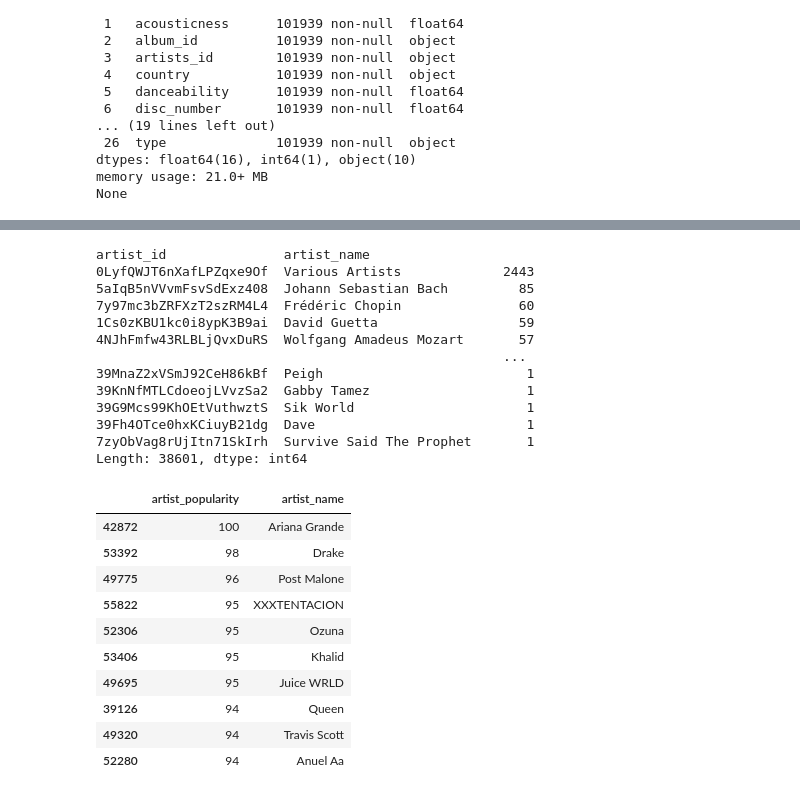
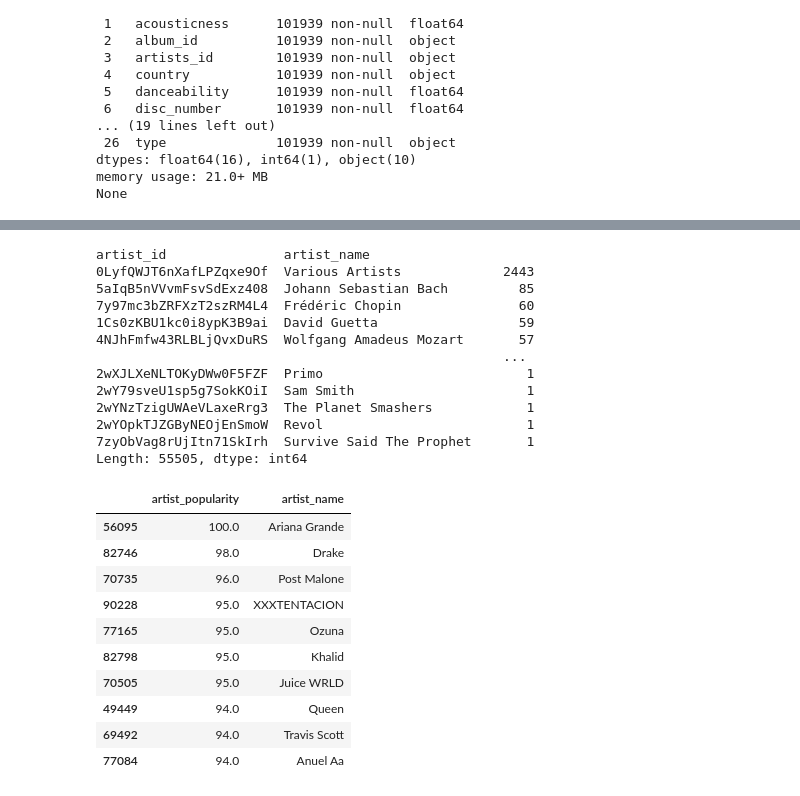
Before and after one commit to Reed-Carter/Pandas-Code_Review, a Jupyter notebook: practice.ipynb, the cells around one changed output, grey strips where cells are left out. Saved outputs shown, nothing was run; the diff lists cells and outputs as text; code cells hidden in the pictures.

```diff
--- a/practice.ipynb
+++ b/practice.ipynb
@@ -193,15 +193,15 @@ None
 # %%
 #Join artists and albums on the artist ID
 
-artists_with_albums = pd.merge(artists, album, left_on='artist_id', right_on='artist_id')
+artists_with_albums = pd.merge(artists, album, on='artist_id', how='outer')
 print(artists_with_albums.shape)
 print(artists_with_albums.head())
 
 #join albums and tracks on the album_ID
-albums_with_tracks = pd.merge(album, tracks, left_on='album_id', right_on='album_id')
+albums_with_tracks = pd.merge(album, tracks, on='album_id', how='outer')
 print(albums_with_tracks.shape)
 albums_with_tracks.head()
 
 print(albums_with_tracks.info())
-print(artists_with_albums.info())
+artists_with_albums.head()
 # %% [output]
@@ -225,32 +231,34 @@ None
 # %%
 #Which artists appear the most times in the Artists data?
 print(artists_with_albums[["artist_id", 'artist_name']].value_counts(ascending=False)) #various artists appear the most. Johann Sebastion Bach is the individual artist that appears the most.
 
 #Which artists have the highest 'artist_popularity' rankings? (list the top ten in descending order)
-artists.drop_duplicates(subset='artist_name', inplace=True)
-artists[['artist_popularity', 'artist_name']].sort_values(by='artist_popularity', ascending=False).head(10)
+# artists.drop_duplicates(subset='artist_name', inplace=True)
+# artists[['artist_popularity', 'artist_name']].sort_values(by='artist_popularity', ascending=False).head(10)
+artists_with_albums.drop_duplicates(subset='artist_name', inplace=True)
+artists_with_albums[['artist_popularity', 'artist_name']].sort_values(by='artist_popularity', ascending=False).head(10)
 # %% [output]
 artist_id               artist_name
 0LyfQWJT6nXafLPZqxe9Of  Various Artists             2443
 5aIqB5nVVvmFsvSdExz408  Johann Sebastian Bach         85
 7y97mc3bZRFXzT2szRM4L4  Frédéric Chopin               60
 1Cs0zKBU1kc0i8ypK3B9ai  David Guetta                  59
 4NJhFmfw43RLBLjQvxDuRS  Wolfgang Amadeus Mozart       57
                                                     ...
-39MnaZ2xVSmJ92CeH86kBf  Peigh                          1
-39KnNfMTLCdoeojLVvzSa2  Gabby Tamez                    1
-39G9Mcs99KhOEtVuthwztS  Sik World                      1
-39Fh4OTce0hxKCiuyB21dg  Dave                           1
+2wXJLXeNLTOKyDWw0F5FZF  Primo                          1
+2wY79sveU1sp5g7SokKOiI  Sam Smith                      1
+2wYNzTzigUWAeVLaxeRrg3  The Planet Smashers            1
+2wYOpkTJZGByNEOjEnSmoW  Revol                          1
 7zyObVag8rUjItn71SkIrh  Survive Said The Prophet       1
-Length: 38601, dtype: int64
+Length: 55505, dtype: int64
 |  | artist_popularity | artist_name |
-| 42872 | 100 | Ariana Grande |
-| 53392 | 98 | Drake |
-| 49775 | 96 | Post Malone |
-| 55822 | 95 | XXXTENTACION |
-| 52306 | 95 | Ozuna |
-| 53406 | 95 | Khalid |
-| 49695 | 95 | Juice WRLD |
-| 39126 | 94 | Queen |
-| 49320 | 94 | Travis Scott |
-| 52280 | 94 | Anuel Aa |
+| 56095 | 100.0 | Ariana Grande |
+| 82746 | 98.0 | Drake |
+| 70735 | 96.0 | Post Malone |
+| 90228 | 95.0 | XXXTENTACION |
+| 77165 | 95.0 | Ozuna |
+| 82798 | 95.0 | Khalid |
+| 70505 | 95.0 | Juice WRLD |
+| 49449 | 94.0 | Queen |
+| 69492 | 94.0 | Travis Scott |
+| 77084 | 94.0 | Anuel Aa |
```
Also changed, not shown: parts of 1 cell of this notebook, 1 other file.
